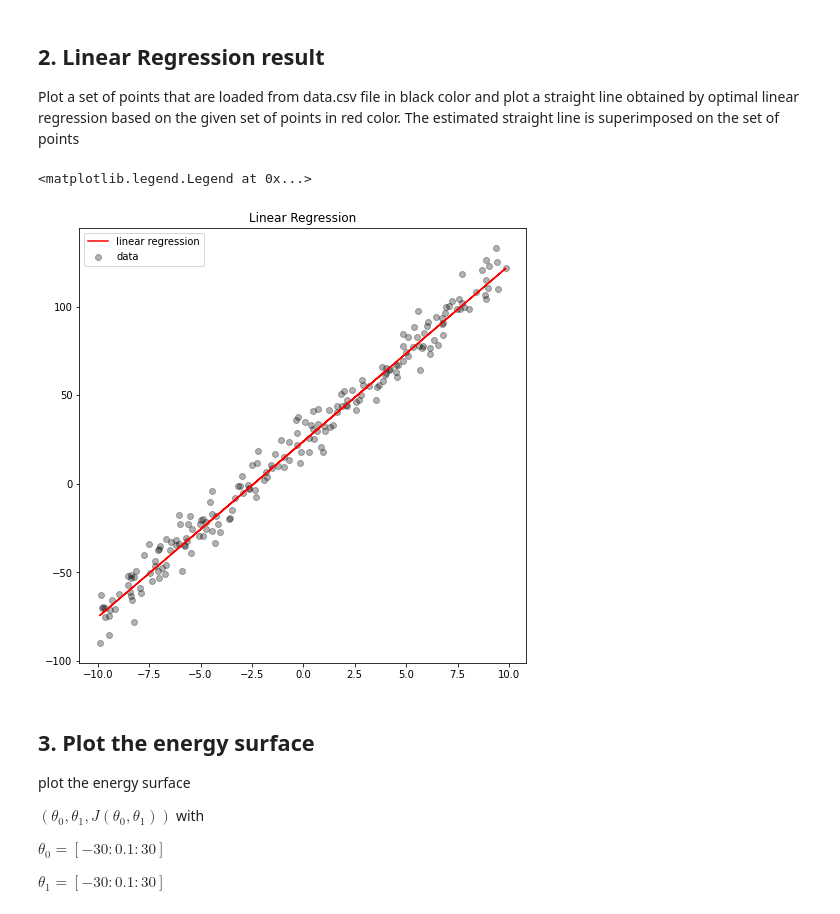
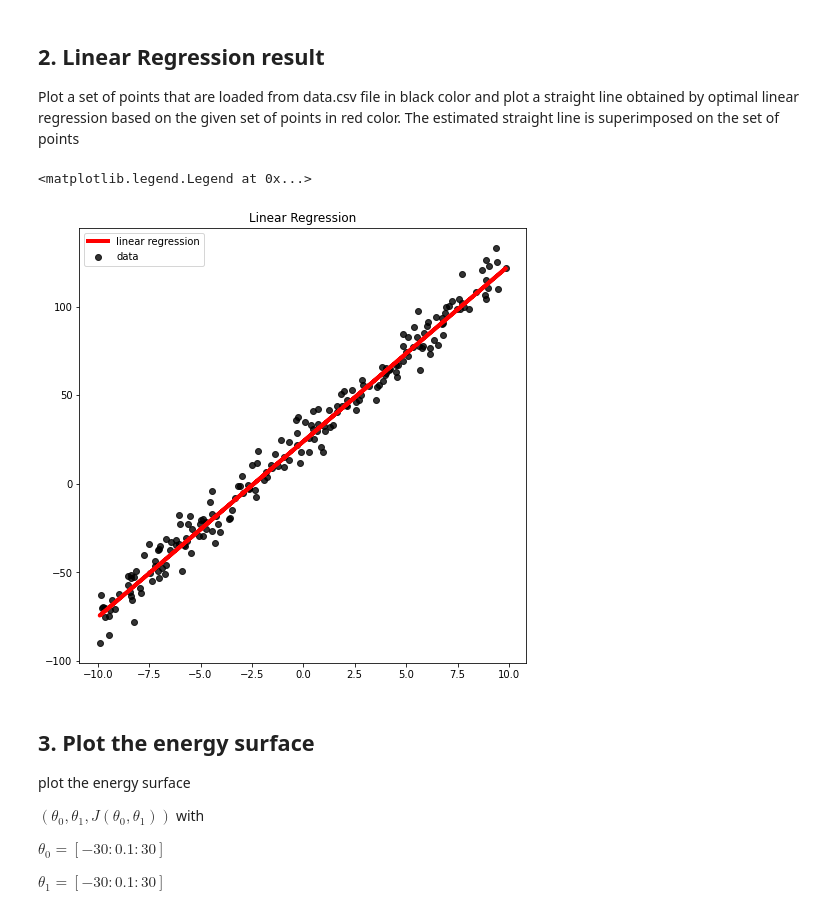
Before and after one commit to fxnnxc/class-MachineLearning, a Jupyter notebook: Assignment03.ipynb, the cells around one changed output. Drawn from its saved outputs; the diff is of its cells as text; code cells hidden in the pictures.

```diff
--- a/Assignment03.ipynb
+++ b/Assignment03.ipynb
@@ -60,13 +60,13 @@ while True:
 # %%
 H = [func(x) for x in x_data]
 plt.figure(figsize=(8,8))
-plt.scatter(x_data, y_data, alpha=0.3, color='black')
-plt.plot(x_data, H, color='r')
+plt.scatter(x_data, y_data, alpha=0.8, color='black')
+plt.plot(x_data, H, color='r', lw=4)
 plt.title('Linear Regression')
 plt.legend(['linear regression', 'data'])
 # %% [output]
 <matplotlib.legend.Legend at 0x...>
-[figure, old version]
+[figure, new version]
 # %% [markdown]
 ## 3. Plot the energy surface
 
```
Also changed, not shown: parts of 2 cells of this notebook.
